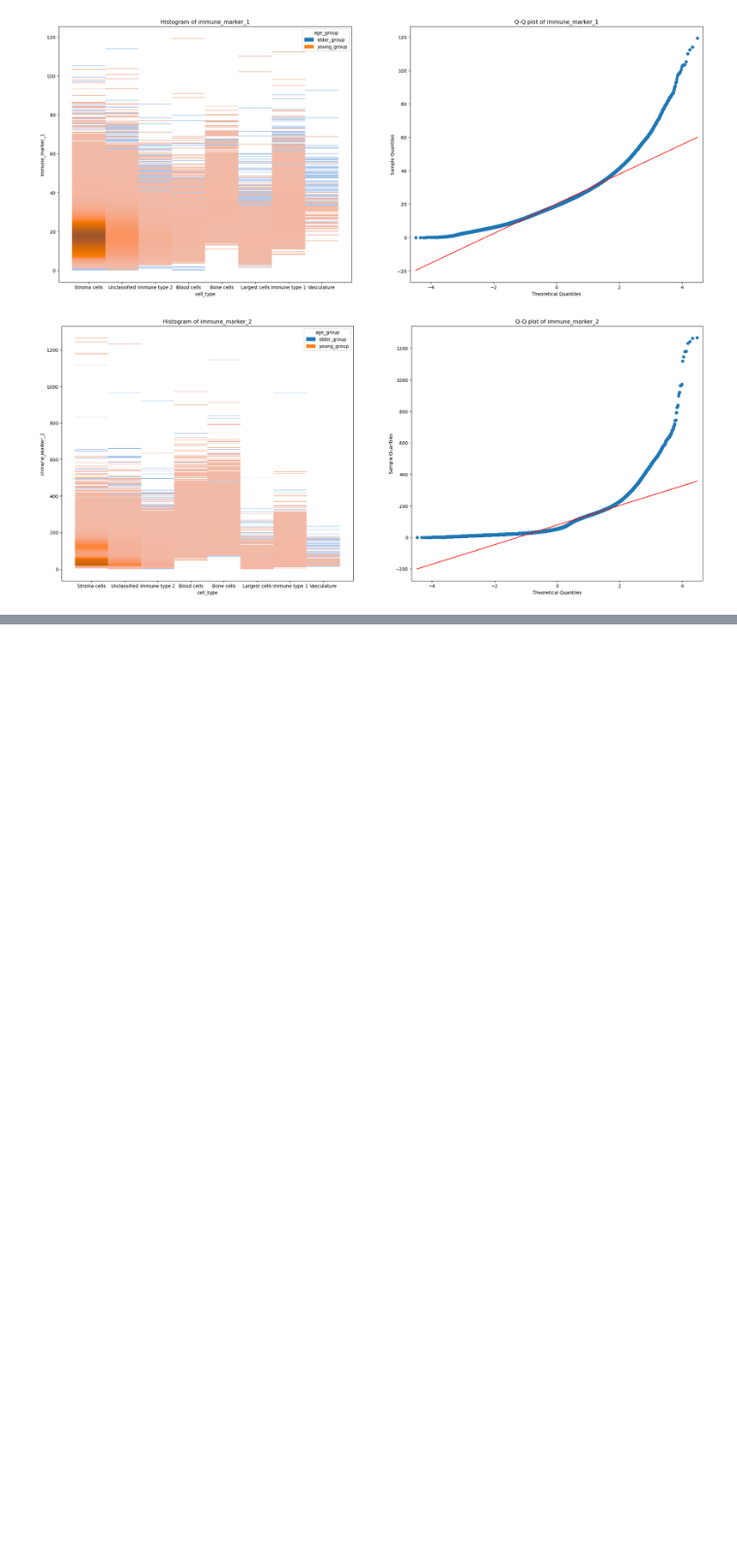
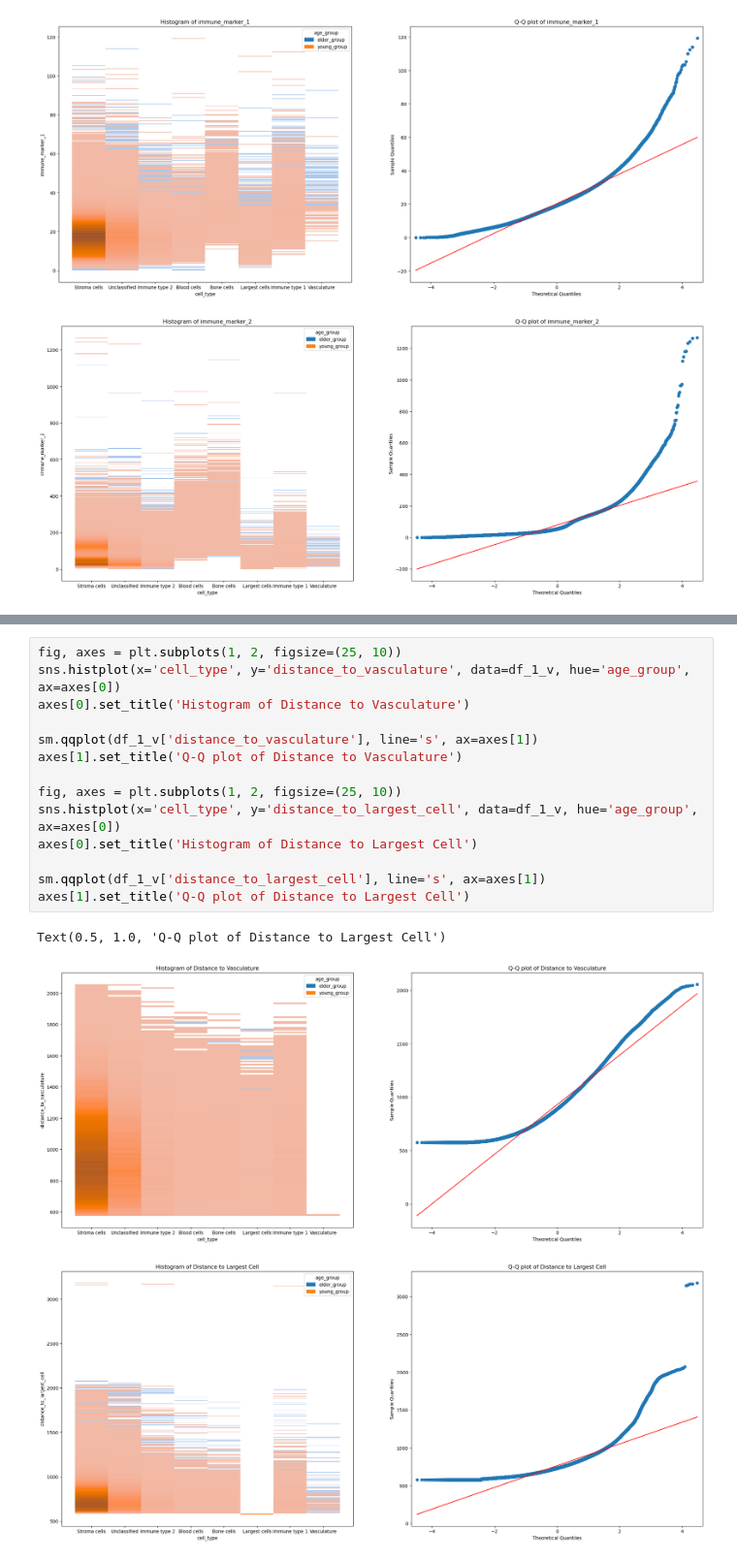
Before and after one commit to Ruugiko/bioinf, a Jupyter notebook: HW_3.ipynb, the cells around one changed output, grey strips where cells are left out. Shown at 97% size. Drawn from its saved outputs; the diff is of its cells as text; blank space fills up the shorter version.

```diff
--- a/HW_3.ipynb
+++ b/HW_3.ipynb
@@ -220,0 +403,18 @@ Text(0.5, 1.0, 'Q-Q plot of immune_marker_2')
+# %%
+fig, axes = plt.subplots(1, 2, figsize=(25, 10))
+sns.histplot(x='cell_type', y='distance_to_vasculature', data=df_1_v, hue='age_group', ax=axes[0])
+axes[0].set_title('Histogram of Distance to Vasculature')
+
+sm.qqplot(df_1_v['distance_to_vasculature'], line='s', ax=axes[1])
+axes[1].set_title('Q-Q plot of Distance to Vasculature')
+
+fig, axes = plt.subplots(1, 2, figsize=(25, 10))
+sns.histplot(x='cell_type', y='distance_to_largest_cell', data=df_1_v, hue='age_group', ax=axes[0])
+axes[0].set_title('Histogram of Distance to Largest Cell')
+
+sm.qqplot(df_1_v['distance_to_largest_cell'], line='s', ax=axes[1])
+axes[1].set_title('Q-Q plot of Distance to Largest Cell')
+# %% [output]
+Text(0.5, 1.0, 'Q-Q plot of Distance to Largest Cell')
+[figure, added]
+[figure, added]
```
Also changed, not shown: parts of 46 cells of this notebook, 25 other files.
